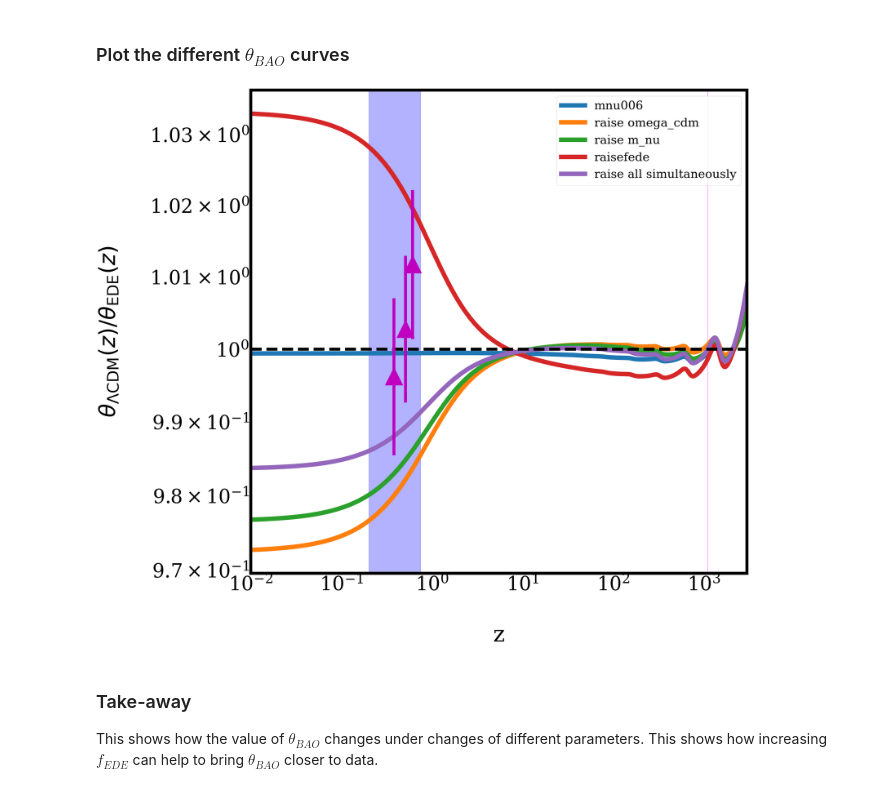
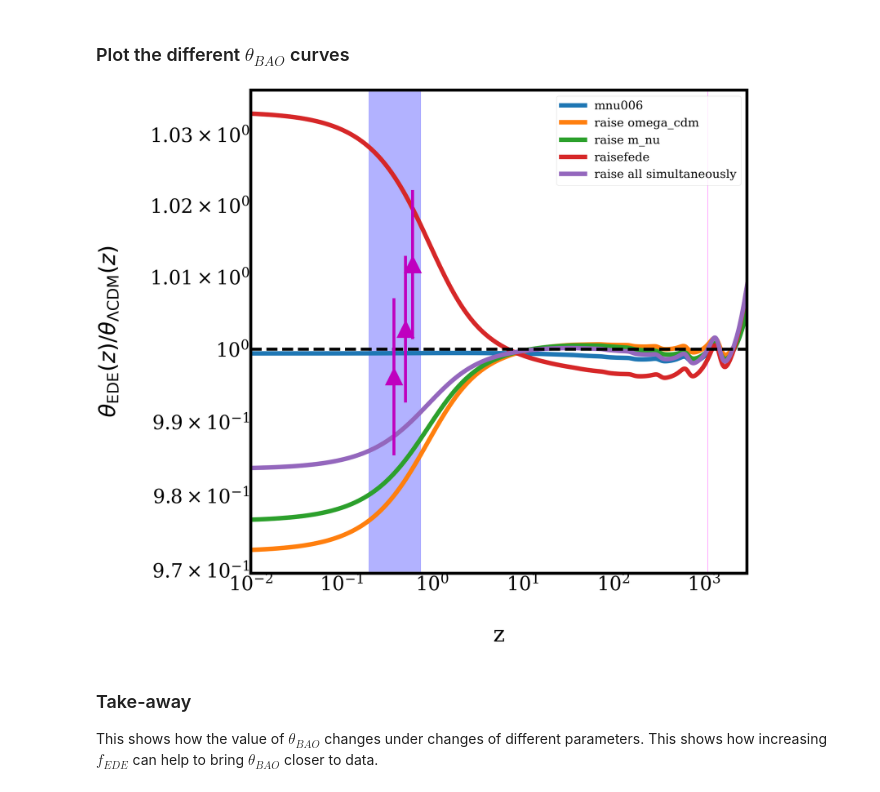
Before and after one commit to alexreevesy/ede_mnu, a Jupyter notebook: notebooks/param_shifts.ipynb, the cells around one changed output. Cells and saved outputs as stored; diff of their text form; code cells hidden in the pictures.

```diff
--- a/notebooks/param_shifts.ipynb
+++ b/notebooks/param_shifts.ipynb
@@ -354,35 +352,35 @@ matplotlib.rcParams['legend.fontsize'] = 40
 
 # ax.loglog(z_lcdm, EDE_pp_out*rs_lcdm/(LCDM_dv), label='mnu006')
 # ax.loglog(z_lcdm, EDE_high_cdm_out*rs_lcdm/(LCDM_dv),label='raise omega_cdm')
 # ax.loglog(z_lcdm, EDE_high_mnu_out*rs_lcdm/(LCDM_dv),label='raise m_nu')
 # ax.loglog(z_lcdm, EDE_high_fede_out*rs_lcdm/(LCDM_dv),label='raisefede')
 # ax.loglog(z_lcdm, EDE_simultaneous_out*rs_lcdm/(LCDM_dv),label='raise all simultaneously')
 
 ax.loglog(z_lcdm, (LCDM_dv)/(EDE_pp_out*rs_lcdm), lw=15, label='mnu006')
 ax.loglog(z_lcdm, (LCDM_dv)/(EDE_high_cdm_out*rs_lcdm),lw=15, label='raise omega_cdm')
 ax.loglog(z_lcdm, (LCDM_dv)/(EDE_high_mnu_out*rs_lcdm),lw=15, label='raise m_nu')
 ax.loglog(z_lcdm, (LCDM_dv)/(EDE_high_fede_out*rs_lcdm),lw=15, label='raisefede')
 ax.loglog(z_lcdm, (LCDM_dv)/(EDE_simultaneous_out*rs_lcdm),lw=15, label='raise all simultaneously')
 
 ax.axhline(1,c='k',lw=10,ls='--')
 boss_fractional_err = np.array([(16/rd_fid),(19/rd_fid),(22/rd_fid)])/boss_vals #from the error in the alam paper: https://arxiv.org/pdf/1607.03155.pdf eqts 21-23 in sect. 8.2 consensus BAO + fs results
 boss_err = boss_fractional_err * boss_vals**(-1) * lcdm_reference_vals #assume the fractional error in the value of theta is the same as in the value of 1/theta
 
 ax.errorbar(boss_zs, (boss_ratios)**(-1), yerr=boss_err, fmt='^', color='m', markersize=60, capthick=40,lw=10)
 ax.set_xlabel(r'$z$')
 ax.set_ylabel(r'$\theta_{\rm EDE}(z)/\theta_{\Lambda{\rm CDM}}(z)$')
 
 ax.axvspan(0.2, 0.75, alpha=0.3, color='blue')
 ax.set_xlim(1e-2, 3e3)
 ax.axvspan(1100, 1110, alpha=0.3, color='magenta')
 ax.legend(loc='best')
 
 ax.set_xlabel('z')
-ax.set_ylabel(r'$\theta_{\Lambda{\rm CDM}}(z)/\theta_{\rm EDE}(z)$')
+ax.set_ylabel(r'$\theta_{\rm EDE}(z)}$/$\theta_{\Lambda{\rm CDM}}(z)$')
 
 fig.savefig('parameter_effect_on_bao.pdf', bbox_inches='tight')
 # %% [output]
-[figure, old version]
+[figure, new version]
 # %% [markdown]
 ### Take-away
 
```
Also changed, not shown: parts of 1 cell of this notebook, 3 other files.
